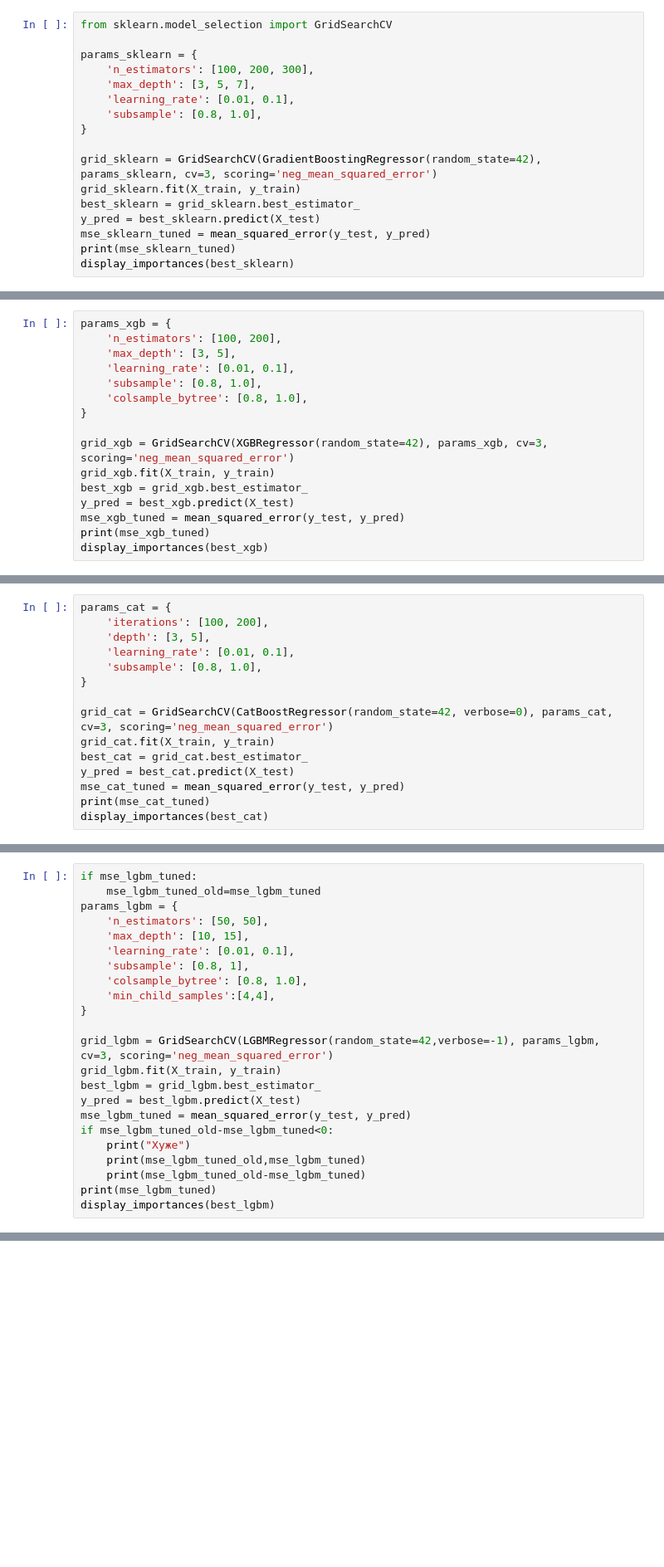
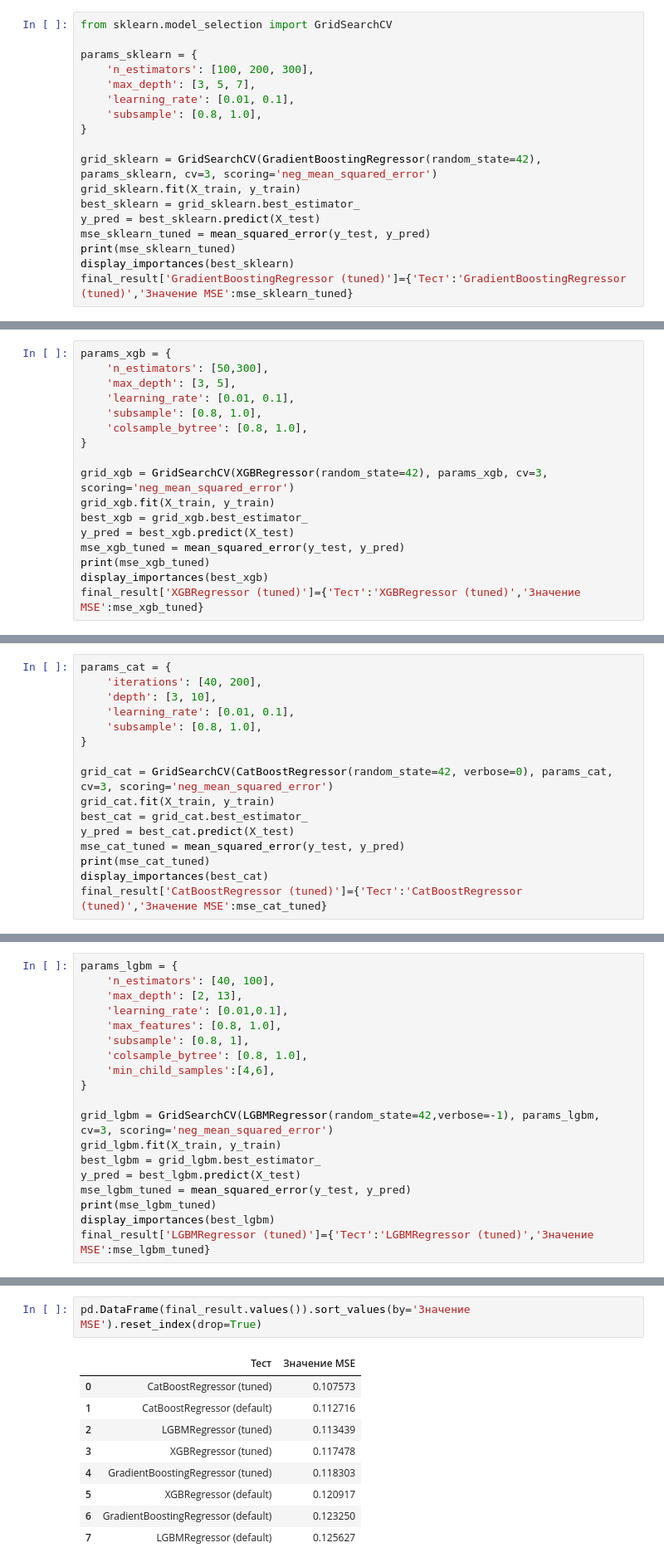
Before and after one commit to Ralfikus/ml-home-tasks, a Jupyter notebook: 6_home_task/home_task_gb.ipynb, the cells around one changed output, grey strips where cells are left out. Shown at 83% size. Saved outputs shown, nothing was run; the diff lists cells and outputs as text; blank space fills up the shorter version.

```diff
--- a/6_home_task/home_task_gb.ipynb
+++ b/6_home_task/home_task_gb.ipynb
@@ -293,4 +309,5 @@ y_pred = best_sklearn.predict(X_test)
 mse_sklearn_tuned = mean_squared_error(y_test, y_pred)
 print(mse_sklearn_tuned)
 display_importances(best_sklearn)
+final_result['GradientBoostingRegressor (tuned)']={'Тест':'GradientBoostingRegressor (tuned)','Значение MSE':mse_sklearn_tuned}
 # %% [output]
@@ -310,6 +327,6 @@ display_importances(best_sklearn)
 # %%
 params_xgb = {
-    'n_estimators': [100, 200],
+    'n_estimators': [50,300],
     'max_depth': [3, 5],
     'learning_rate': [0.01, 0.1],
     'subsample': [0.8, 1.0],
@@ -323,4 +340,5 @@ y_pred = best_xgb.predict(X_test)
 mse_xgb_tuned = mean_squared_error(y_test, y_pred)
 print(mse_xgb_tuned)
 display_importances(best_xgb)
+final_result['XGBRegressor (tuned)']={'Тест':'XGBRegressor (tuned)','Значение MSE':mse_xgb_tuned}
 # %% [output]
@@ -340,7 +358,7 @@ display_importances(best_xgb)
 # %%
 params_cat = {
-    'iterations': [100, 200],
-    'depth': [3, 5],
+    'iterations': [40, 200],
+    'depth': [3, 10],
     'learning_rate': [0.01, 0.1],
     'subsample': [0.8, 1.0],
 }
@@ -352,4 +370,5 @@ y_pred = best_cat.predict(X_test)
 mse_cat_tuned = mean_squared_error(y_test, y_pred)
 print(mse_cat_tuned)
 display_importances(best_cat)
+final_result['CatBoostRegressor (tuned)']={'Тест':'CatBoostRegressor (tuned)','Значение MSE':mse_cat_tuned}
 # %% [output]
@@ -369,13 +388,12 @@ display_importances(best_cat)
 # %%
-if mse_lgbm_tuned:
-    mse_lgbm_tuned_old=mse_lgbm_tuned
 params_lgbm = {
-    'n_estimators': [50, 50],
-    'max_depth': [10, 15],
-    'learning_rate': [0.01, 0.1],
+    'n_estimators': [40, 100],
+    'max_depth': [2, 13],
+    'learning_rate': [0.01,0.1],
+    'max_features': [0.8, 1.0],
     'subsample': [0.8, 1],
     'colsample_bytree': [0.8, 1.0],
-    'min_child_samples':[4,4],
+    'min_child_samples':[4,6],
 }
 
 grid_lgbm = GridSearchCV(LGBMRegressor(random_state=42,verbose=-1), params_lgbm, cv=3, scoring='neg_mean_squared_error')
@@ -383,10 +401,7 @@ grid_lgbm.fit(X_train, y_train)
 best_lgbm = grid_lgbm.best_estimator_
 y_pred = best_lgbm.predict(X_test)
 mse_lgbm_tuned = mean_squared_error(y_test, y_pred)
-if mse_lgbm_tuned_old-mse_lgbm_tuned<0:
-    print("Хуже")
-    print(mse_lgbm_tuned_old,mse_lgbm_tuned)
-    print(mse_lgbm_tuned_old-mse_lgbm_tuned)
 print(mse_lgbm_tuned)
 display_importances(best_lgbm)
+final_result['LGBMRegressor (tuned)']={'Тест':'LGBMRegressor (tuned)','Значение MSE':mse_lgbm_tuned}
 # %% [output]
@@ -405,0 +428,12 @@ display_importances(best_lgbm)
+# %%
+pd.DataFrame(final_result.values()).sort_values(by='Значение MSE').reset_index(drop=True)
+# %% [output]
+|  | Тест | Значение MSE |
+| 0 | CatBoostRegressor (tuned) | 0.107573 |
+| 1 | CatBoostRegressor (default) | 0.112716 |
+| 2 | LGBMRegressor (tuned) | 0.113439 |
+| 3 | XGBRegressor (tuned) | 0.117478 |
+| 4 | GradientBoostingRegressor (tuned) | 0.118303 |
+| 5 | XGBRegressor (default) | 0.120917 |
+| 6 | GradientBoostingRegressor (default) | 0.123250 |
+| 7 | LGBMRegressor (default) | 0.125627 |
```
Also changed, not shown: parts of 22 cells of this notebook.
